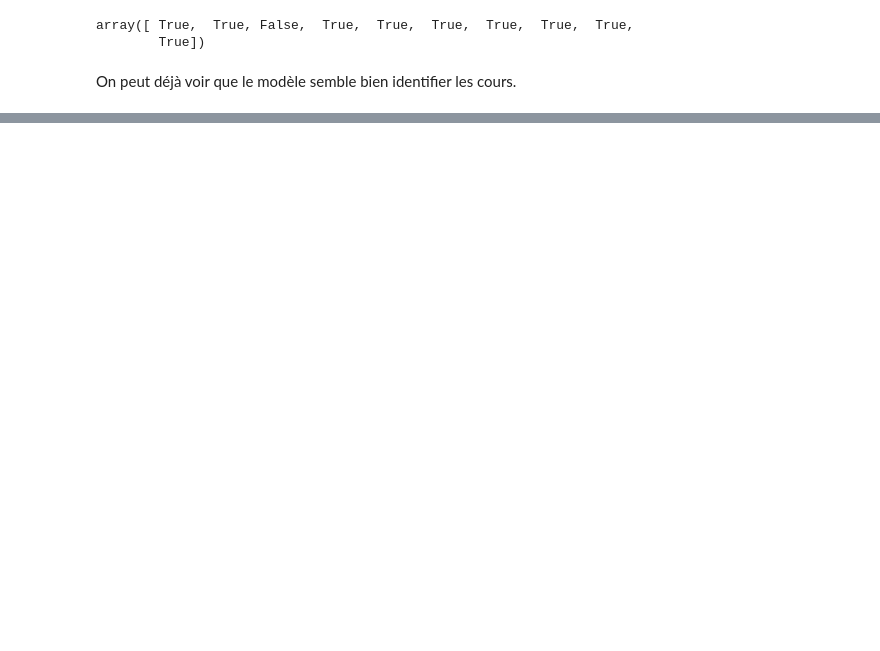
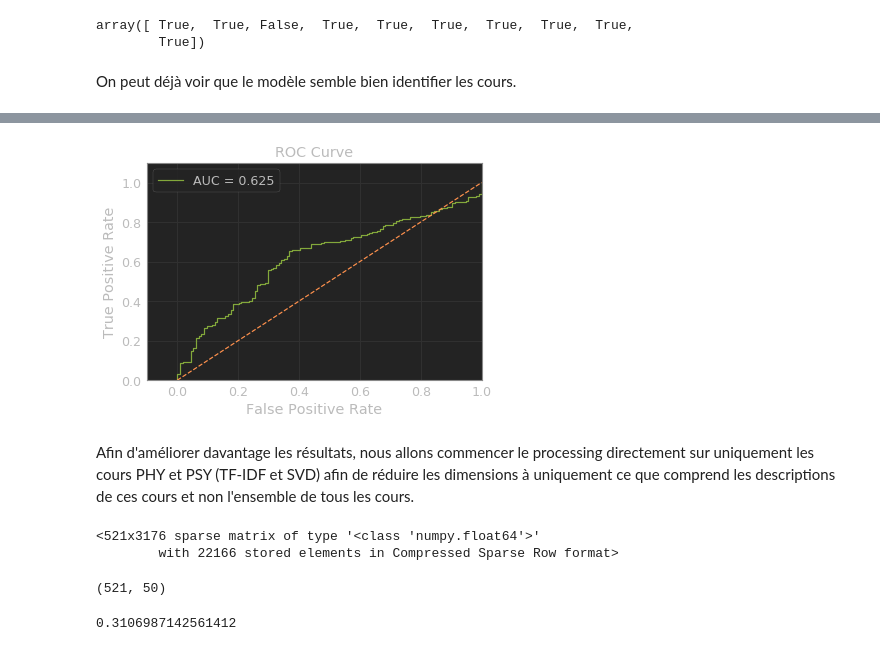
Before and after one commit to FabriceCh/log6308, a Jupyter notebook: tp3/tp3.ipynb, the cells around one changed output, grey strips where cells are left out. Drawn from its saved outputs; the diff is of its cells as text; code cells hidden in the pictures; blank space fills up the shorter version.

```diff
--- a/tp3/tp3.ipynb
+++ b/tp3/tp3.ipynb
@@ -326,0 +369,41 @@ from sklearn.model_selection import StratifiedKFold
+# %%
+def labels_to_probas(centers, labels, points):
+    probas = []
+    for i in range(len(points)):
+        point = points[i]
+        label = labels[i]
+        center = centers[label]
+        other_center = centers[0]
+        if label == 0:
+            other_center = centers[1]
+        proba = score_proba(center, other_center, point)
+        if label == 1:
+            proba = 1 - proba
+        probas.append(proba)
+    return probas
+# %%
+centers = kmeans.cluster_centers_
+probas = labels_to_probas(centers, labels, X_data)
+# %%
+def reverse_predictions(predictions):
+    new_predictions = []
+    for pred in predictions:
+        new_predictions.append(1 - pred)
+    return new_predictions
+# %%
+def roc_curve_wrapper(actual, predictions):
+    false_positive_rate, true_positive_rate, threshold = roc_curve(actual, predictions)
+    roc_auc = auc(false_positive_rate, true_positive_rate)
+    # if AUC is less than 0.5 just reverse all predictions
+    if roc_auc < 0.5:
+        predictions = reverse_predictions(predictions)
+        false_positive_rate, true_positive_rate, threshold = roc_curve(actual, predictions)
+        roc_auc = auc(false_positive_rate, true_positive_rate)
+
+    plot_ROC_AUC(false_positive_rate, true_positive_rate, roc_auc)
+# %%
+roc_curve_wrapper(y_data, probas)
+# %% [output]
+[figure, added]
+# %% [markdown]
+Afin d'améliorer davantage les résultats, nous allons commencer le processing directement sur uniquement les cours PHY et PSY (TF-IDF et SVD) afin de réduire les dimensions à uniquement ce que comprend les descriptions de ces cours et non l'ensemble de tous les cours.
@@ -326,0 +414,5 @@ from sklearn.model_selection import StratifiedKFold
+# %%
+PHY_PSY_TFIDF
+# %% [output]
+<521x3176 sparse matrix of type '<class 'numpy.float64'>'
+        with 22166 stored elements in Compressed Sparse Row format>
@@ -326,0 +426,8 @@ from sklearn.model_selection import StratifiedKFold
+# %%
+PHY_PSY_SVD.shape
+# %% [output]
+(521, 50)
+# %%
+sum(svd.explained_variance_)
+# %% [output]
+0.3106987142561412
```
Also changed, not shown: parts of 42 cells of this notebook.
